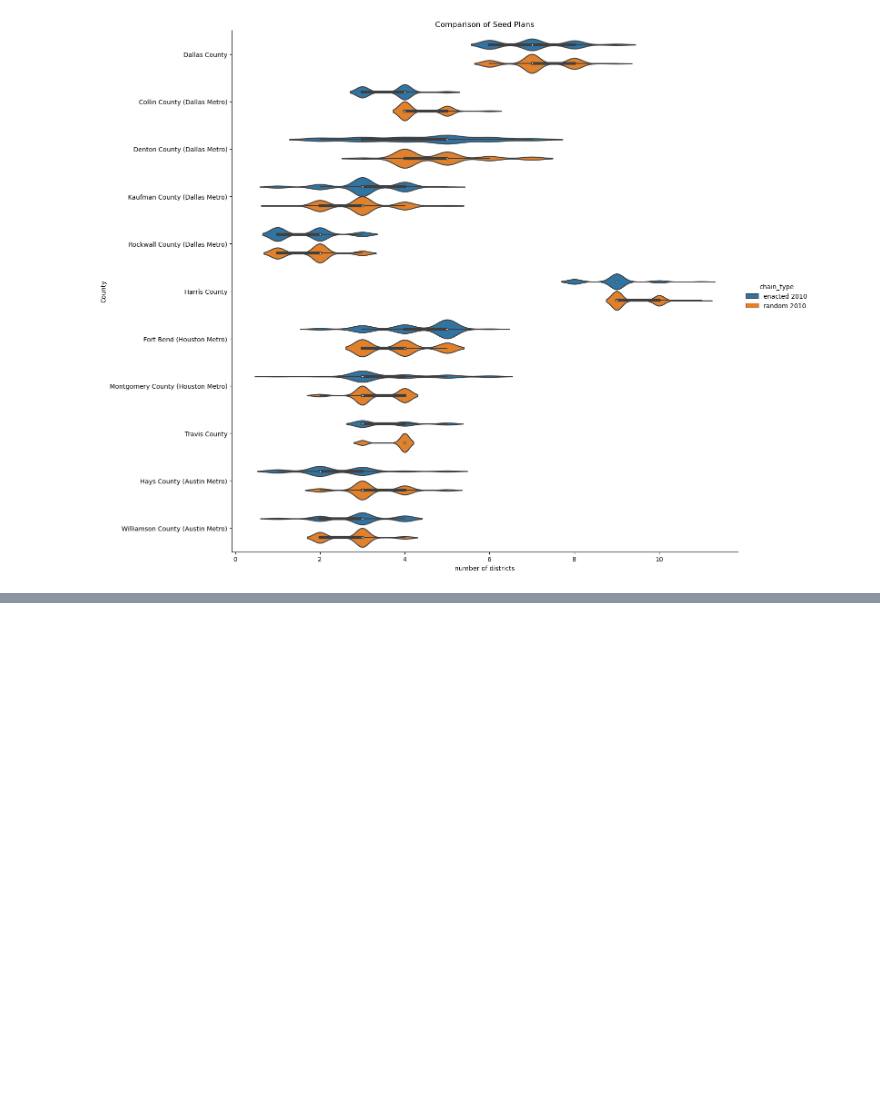
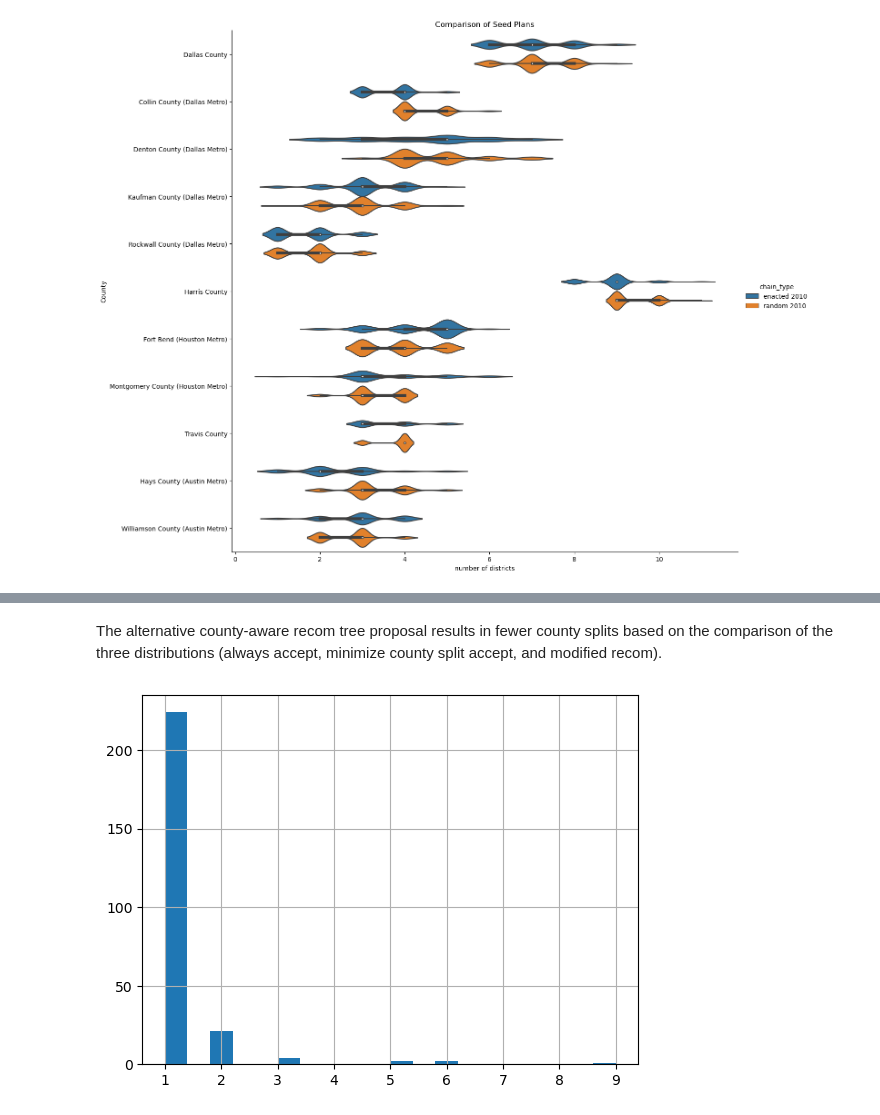
Before and after one commit to uwescience/dssg2021-redistricting, a Jupyter notebook: Texas/02_TX_EDA_Modeling_Decisions.ipynb, the cells around one changed output, grey strips where cells are left out. Cells and saved outputs as stored; diff of their text form; code cells hidden in the pictures; blank space fills up the shorter version.

```diff
--- a/Texas/02_TX_EDA_Modeling_Decisions.ipynb
+++ b/Texas/02_TX_EDA_Modeling_Decisions.ipynb
@@ -669,0 +669,7 @@ The alternative county-aware recom tree proposal results in fewer county splits
+# %% [markdown]
+The alternative county-aware recom tree proposal results in fewer county splits based on the comparison of the three distributions (always accept, minimize county split accept, and modified recom).
+# %%
+state_gdf.groupby('CNTY_x')['CD'].nunique().hist(bins=20)
+plt.show()
+# %% [output]
+[figure, added]
```
Also changed, not shown: parts of 41 cells of this notebook, 5 other files.
